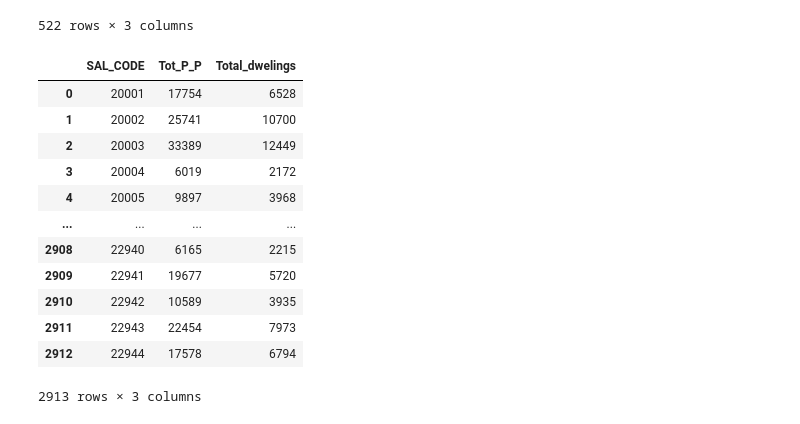
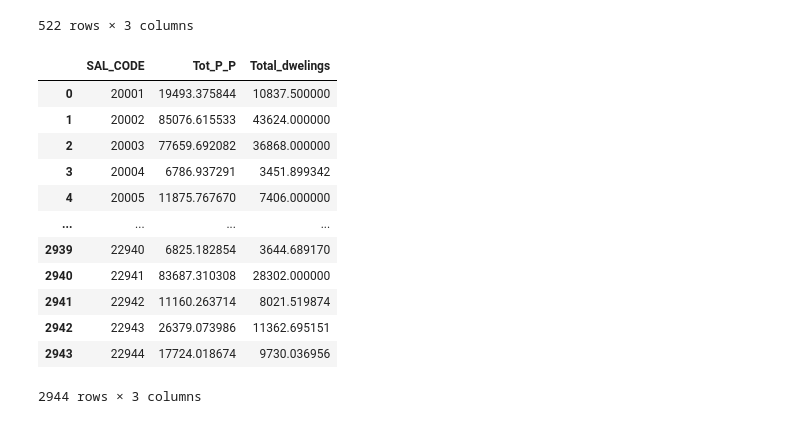
Before and after one commit to MAST30034-AppliedDataScience/project-2-group-real-estate-industry-project-8, a Jupyter notebook: notebooks/population_Projections/population_preprocessing.ipynb, the cells around one changed output. Cells and saved outputs as stored; diff of their text form; code cells hidden in the pictures.

```diff
--- a/notebooks/population_Projections/population_preprocessing.ipynb
+++ b/notebooks/population_Projections/population_preprocessing.ipynb
@@ -187,18 +187,18 @@ for year, dataset in data_per_year.items():
 
     SAL_data_per_year[year] = sal_weighted
 # %%
-SAL_data_per_year[2016]
+SAL_data_per_year[2031]
 # %% [output]
 |  | SAL_CODE | Tot_P_P | Total_dwelings |
-| 0 | 20001 | 17754 | 6528 |
-| 1 | 20002 | 25741 | 10700 |
-| 2 | 20003 | 33389 | 12449 |
-| 3 | 20004 | 6019 | 2172 |
-| 4 | 20005 | 9897 | 3968 |
+| 0 | 20001 | 19493.375844 | 10837.500000 |
+| 1 | 20002 | 85076.615533 | 43624.000000 |
+| 2 | 20003 | 77659.692082 | 36868.000000 |
+| 3 | 20004 | 6786.937291 | 3451.899342 |
+| 4 | 20005 | 11875.767670 | 7406.000000 |
 | ... | ... | ... | ... |
-| 2908 | 22940 | 6165 | 2215 |
-| 2909 | 22941 | 19677 | 5720 |
-| 2910 | 22942 | 10589 | 3935 |
-| 2911 | 22943 | 22454 | 7973 |
-| 2912 | 22944 | 17578 | 6794 |
+| 2939 | 22940 | 6825.182854 | 3644.689170 |
+| 2940 | 22941 | 83687.310308 | 28302.000000 |
+| 2941 | 22942 | 11160.263714 | 8021.519874 |
+| 2942 | 22943 | 26379.073986 | 11362.695151 |
+| 2943 | 22944 | 17724.018674 | 9730.036956 |
-2913 rows × 3 columns
+2944 rows × 3 columns
```
Also changed, not shown: parts of 5 cells of this notebook, 5 other files.
